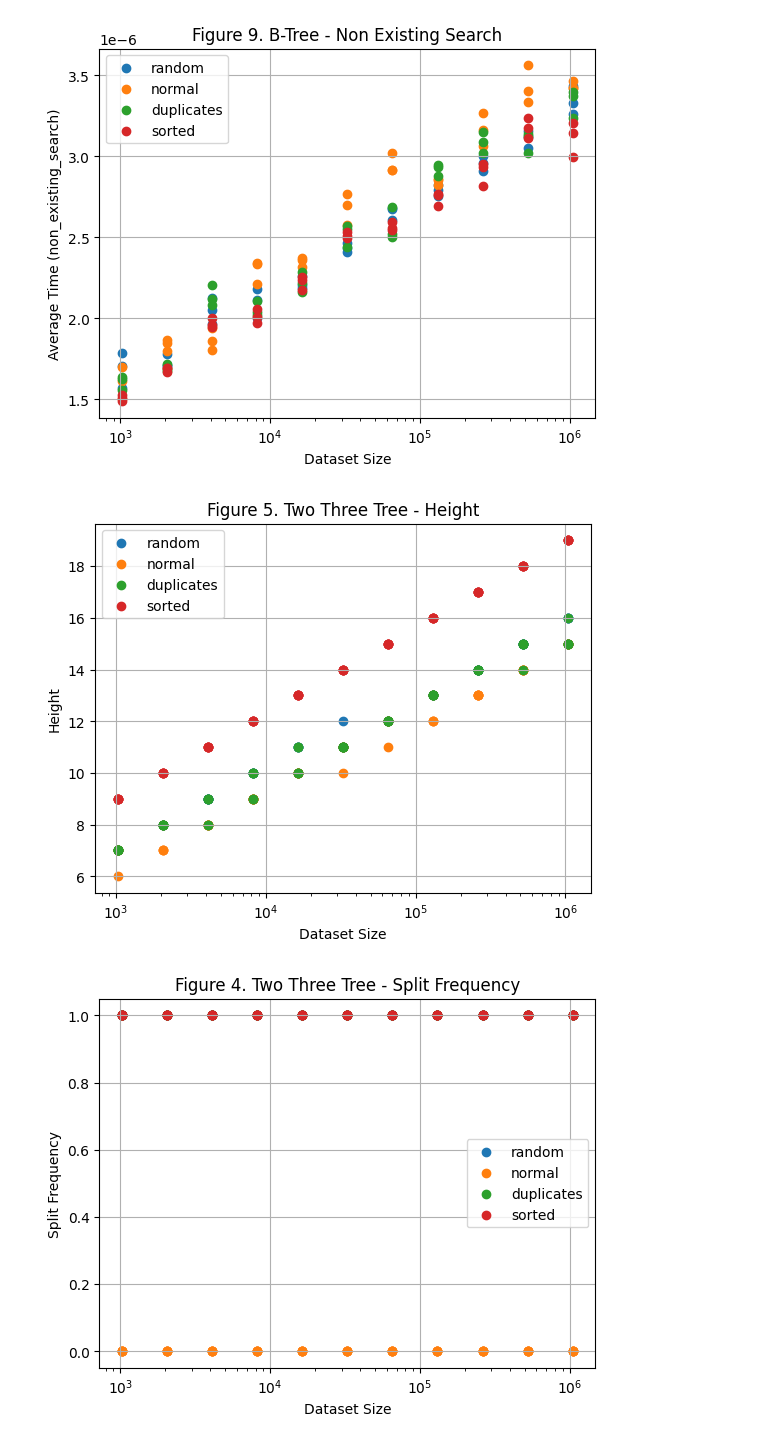
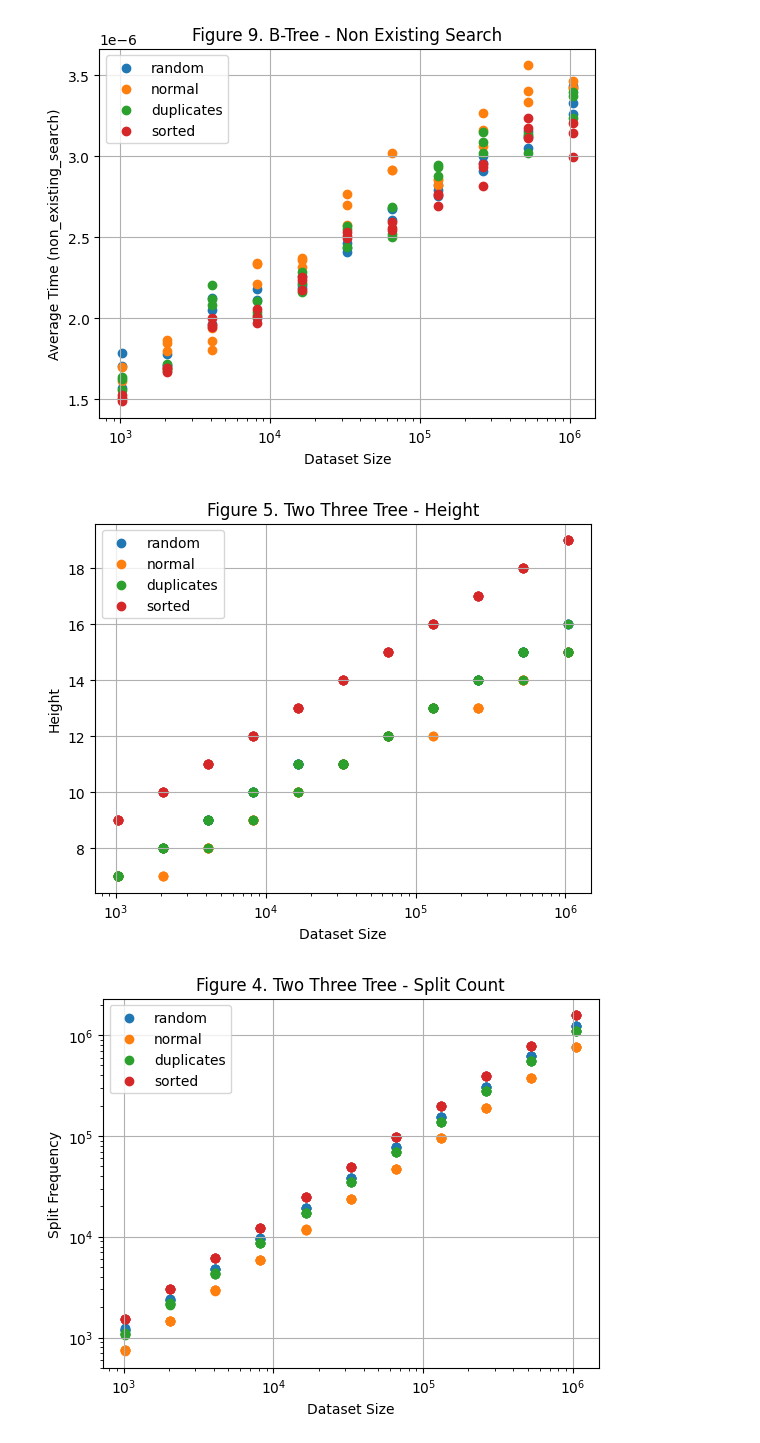
Before and after one commit to spicyGrape/COMP0005_Alg_cw, a Jupyter notebook: grp-23-0005code.ipynb, the cells around one changed output. Drawn from its saved outputs; the diff is of its cells as text; code cells hidden in the pictures.

Commit message:
figure 4 and 5

```diff
--- a/grp-23-0005code.ipynb
+++ b/grp-23-0005code.ipynb
@@ -536,7 +536,7 @@ class ExperimentalFramework():
             data_structure.insertElement(element)
         height = data_structure.calculate_height()
         split_count = data_structure.get_split_frequency()
-        return height, split_count // len(dataset)
+        return height, split_count
 
     def benchmark_search(self, data_structure, dataset: list[str]) -> tuple[float, float]:
         '''
@@ -630,6 +630,8 @@ class ExperimentalFramework():
             plt.show()
             figure_num += 1
 
+
+
     def plot_results_without_outliers(self, results_for_all_datasets: dict[str, list[tuple[int, float, float, float]]], data_structure_name: str, repeated_times = 5, figure_num = 1):
         filtered_results = {"random": [], "normal": [], "duplicates": [], "sorted": []}
         for generator_name, results in results_for_all_datasets.items():
@@ -730,26 +732,27 @@ for generator, generator_name in zip(generators, generator_names):
 # %%
 # Plotting height results
 plt.figure()
 for generator_name, heights in height_results.items():
     plt.scatter(dataset_sizes, heights, label=generator_name)
 plt.xlabel("Dataset Size")
 plt.xscale("log")
 plt.ylabel("Height")
 plt.title("Figure 5. Two Three Tree - Height")
 plt.legend()
 plt.grid()
 plt.show()
 # Plotting split results
 plt.figure()
 for generator_name, splits in split_results.items():
     plt.scatter(dataset_sizes, splits, label=generator_name)
 plt.xlabel("Dataset Size")
 plt.xscale("log")
+plt.yscale("log")
 plt.ylabel("Split Frequency")
-plt.title("Figure 4. Two Three Tree - Split Frequency")
+plt.title("Figure 4. Two Three Tree - Split Count")
 plt.legend()
 plt.grid()
 plt.show()
 # %% [output]
-[figure, old version]
+[figure, new version]
-[figure, old version]
+[figure, new version]
```
